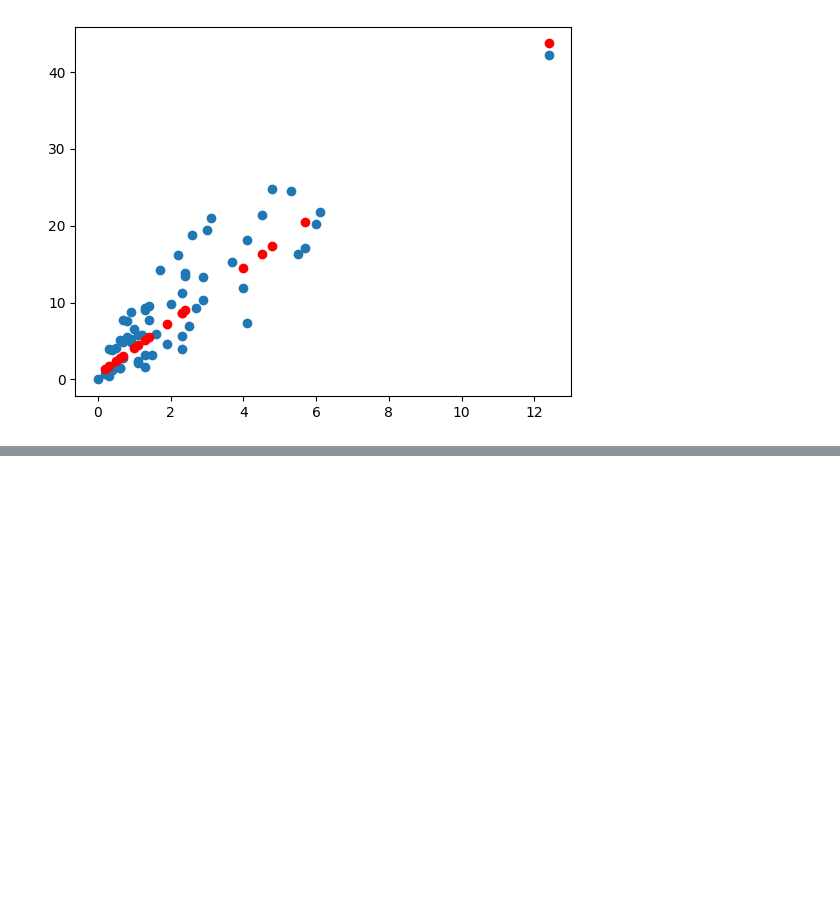
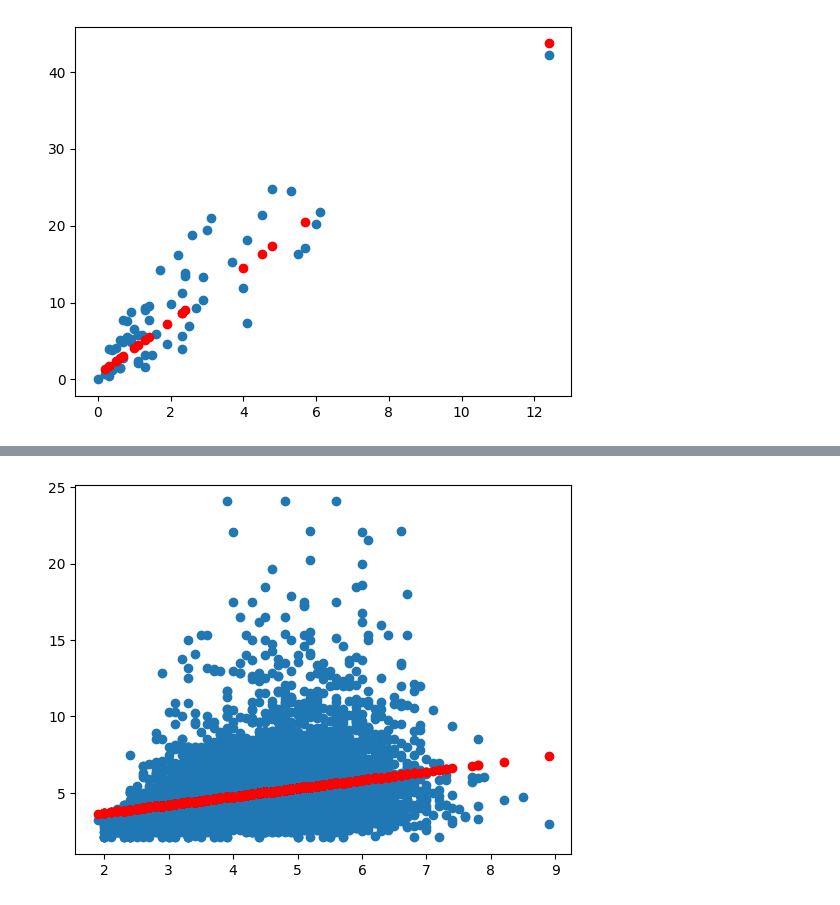
Before and after one commit to Bahrombekk/data, a Jupyter notebook: LINEAR_REGRESSION_TEST.ipynb, the cells around one changed output, grey strips where cells are left out. Saved outputs shown, nothing was run; the diff lists cells and outputs as text; code cells hidden in the pictures; blank space fills up the shorter version.

```diff
--- a/LINEAR_REGRESSION_TEST.ipynb
+++ b/LINEAR_REGRESSION_TEST.ipynb
@@ -312,0 +385,2 @@ plt.scatter(test_x3,y_hat,c="r")
+# %%
+x_test4,y_test4=x[:int(len(x)*0.3)],y[:int(len(y)*0.3)]
@@ -312,0 +394,18 @@ plt.scatter(test_x3,y_hat,c="r")
+# %%
+n=len(x_test4)
+l=0.01
+loss_data=[]
+epoch=5000
+w=10
+b=15
+for i in range(epoch):
+  y_hat=x_test4*w+b
+  mse=np.mean(np.abs(y_test4-y_hat)**2)
+  loss_data.append(mse)
+  Dw=(-2/n)*np.sum(x_test4*(y_test4-y_hat))
+  Db=(-2/n)*np.sum(y_test4-y_hat)
+  w=w-Dw*l
+  b=b-Db*l
+plt.show()
+print(f"loss:{mse}")
+print(f"w:{w} b:{b}")
@@ -312,0 +415,6 @@ plt.scatter(test_x3,y_hat,c="r")
+# %%
+plt.scatter(x,y)
+plt.scatter(x_test4,y_hat,c="r")
+plt.show()
+# %% [output]
+[figure, added]
```
Also changed, not shown: parts of 17 cells of this notebook.
